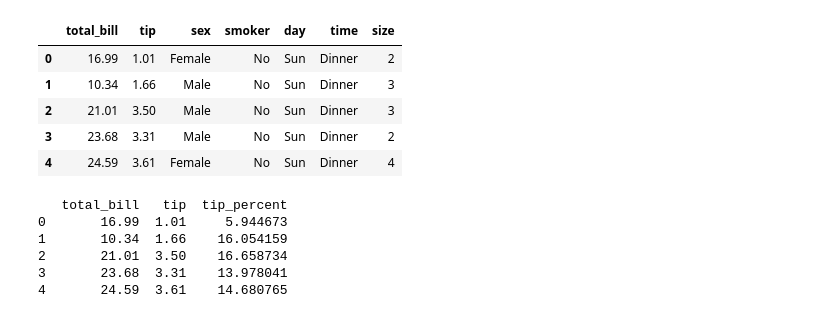
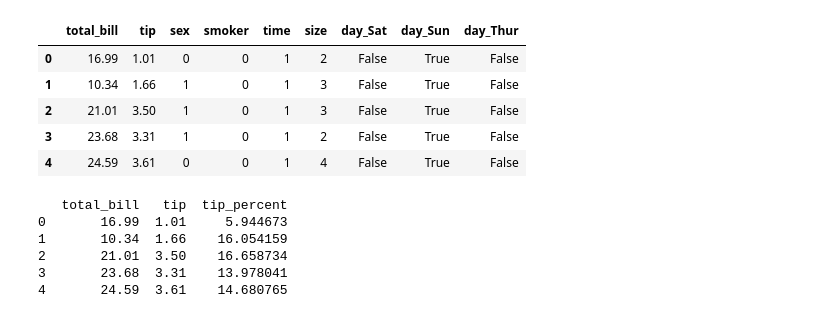
Before and after one commit to var-null/ml_project_1, a Jupyter notebook: Untitled.ipynb, the cells around one changed output. Cells and saved outputs as stored; diff of their text form; code cells hidden in the pictures.

```diff
--- a/Untitled.ipynb
+++ b/Untitled.ipynb
@@ -1,18 +1,25 @@
 # %%
 import pandas as pd
 import numpy as np
 import plotly.express as px
 
 
 df = pd.read_csv("tips.csv")
+
+
+df['sex'] = df['sex'].map({'Male': 1, 'Female': 0})
+df['smoker'] = df['smoker'].map({'Yes': 1, 'No': 0})
+df['time'] = df['time'].map({'Dinner': 1, 'Lunch': 0})
+
+df = pd.get_dummies(df, columns=['day'], drop_first=True)
 df.head()
 # %% [output]
-|  | total_bill | tip | sex | smoker | day | time | size |
-| 0 | 16.99 | 1.01 | Female | No | Sun | Dinner | 2 |
-| 1 | 10.34 | 1.66 | Male | No | Sun | Dinner | 3 |
-| 2 | 21.01 | 3.50 | Male | No | Sun | Dinner | 3 |
-| 3 | 23.68 | 3.31 | Male | No | Sun | Dinner | 2 |
-| 4 | 24.59 | 3.61 | Female | No | Sun | Dinner | 4 |
+|  | total_bill | tip | sex | smoker | time | size | day_Sat | day_Sun | day_Thur |
+| 0 | 16.99 | 1.01 | 0 | 0 | 1 | 2 | False | True | False |
+| 1 | 10.34 | 1.66 | 1 | 0 | 1 | 3 | False | True | False |
+| 2 | 21.01 | 3.50 | 1 | 0 | 1 | 3 | False | True | False |
+| 3 | 23.68 | 3.31 | 1 | 0 | 1 | 2 | False | True | False |
+| 4 | 24.59 | 3.61 | 0 | 0 | 1 | 4 | False | True | False |
 # %%
 df['tip_percent'] = df['tip'] / df['total_bill'] * 100
 print(df[['total_bill','tip','tip_percent']].head())
```
Also changed, not shown: 1 other file.
